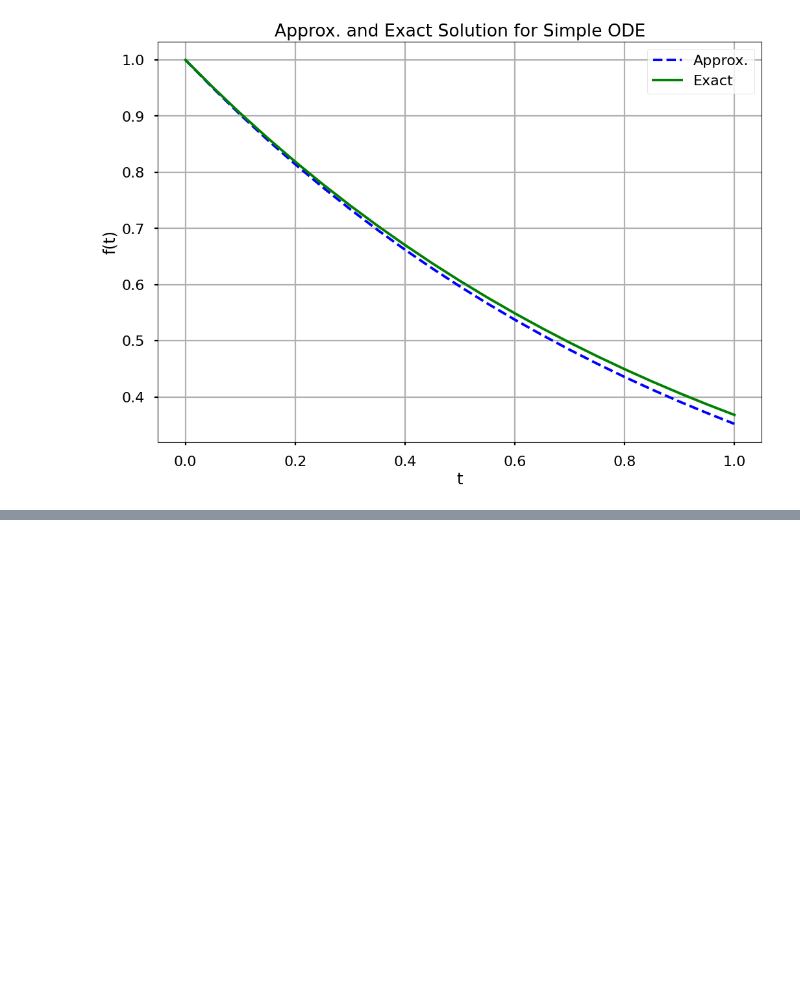
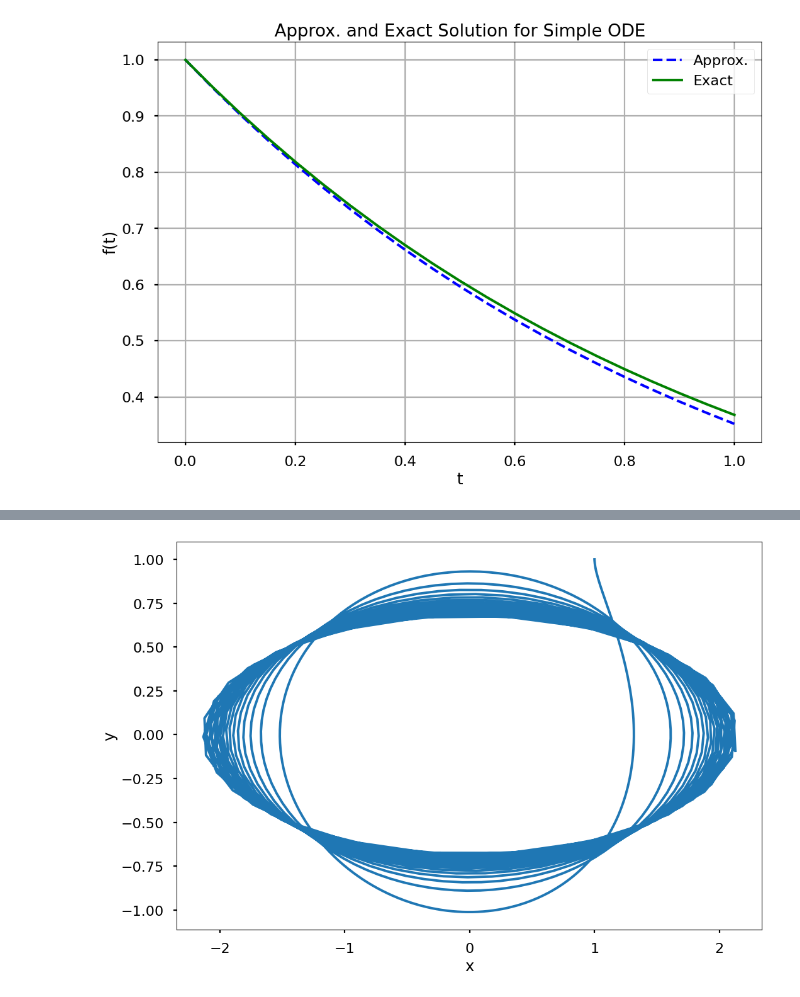
Before and after one commit to SamariaSpringfield/MAT421_, a Jupyter notebook: ModuleH.ipynb, the cells around one changed output, grey strips where cells are left out. Cells and saved outputs as stored; diff of their text form; code cells hidden in the pictures; blank space fills up the shorter version.

```diff
--- a/ModuleH.ipynb
+++ b/ModuleH.ipynb
@@ -64,0 +177,13 @@ plt.show()
+# %%
+F = lambda t, s: np.dot(np.array([[0, t**2], [-t, 0]]), s)
+
+t_eval = np.arange(0, 10.01, 0.01)
+sol = solve_ivp(F, [0, 10], [1, 1], t_eval=t_eval)
+
+plt.figure(figsize = (12, 8))
+plt.plot(sol.y.T[:, 0], sol.y.T[:, 1])
+plt.xlabel('x')
+plt.ylabel('y')
+plt.show()
+# %% [output]
+[figure, added]
```
Also changed, not shown: parts of 10 cells of this notebook.
